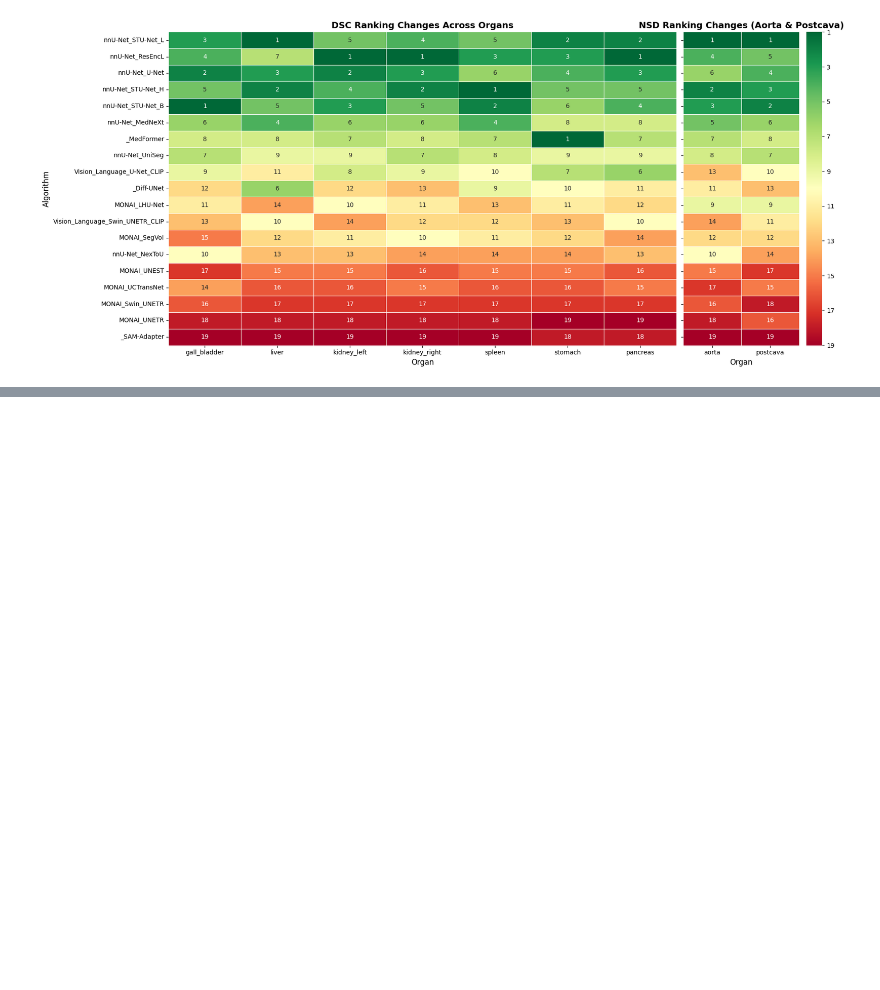
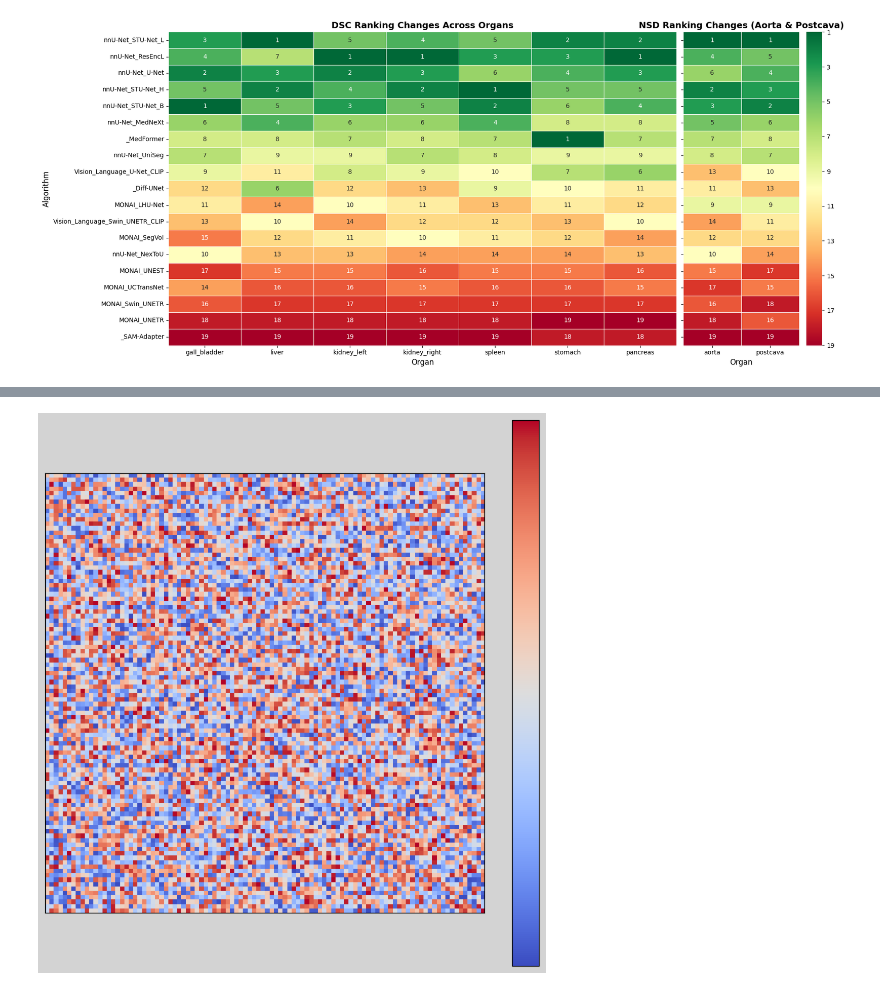
Before and after one commit to ariellubonja/RankInsight, a Jupyter notebook: python_eda.ipynb, the cells around one changed output, grey strips where cells are left out. Cells and saved outputs as stored; diff of their text form; code cells hidden in the pictures; blank space fills up the shorter version.

```diff
--- a/python_eda.ipynb
+++ b/python_eda.ipynb
@@ -789,0 +897,35 @@ plt.show()
+# %%
+import numpy as np
+import matplotlib.pyplot as plt
+import matplotlib.cm as cm
+
+# Create a grid of values
+data = np.random.rand(100, 100)
+
+# Set up the colormap
+cmap = cm.get_cmap('coolwarm')
+
+# Create the figure and axis
+fig, ax = plt.subplots(figsize=(10, 10))
+
+# Display the data
+cax = ax.imshow(data, interpolation='nearest', cmap=cmap)
+
+# Add a colorbar
+cbar = fig.colorbar(cax, ticks=[-3, -2, -1, 0, 1, 2, 3])
+cbar.ax.set_yticklabels(['-3%', '-2%', '-1%', '0%', '1%', '2%', '3%'])
+
+# Add gridlines
+ax.grid(which='both', color='white', linestyle='-', linewidth=2)
+
+# Hide the ticks on the axes
+ax.set_xticks([])
+ax.set_yticks([])
+
+# Set background color to light grey
+fig.patch.set_facecolor('lightgrey')
+
+# Display the final plot
+plt.show()
+# %% [output]
+[figure, added]
```
Also changed, not shown: parts of 3 cells of this notebook, 1 other file.
